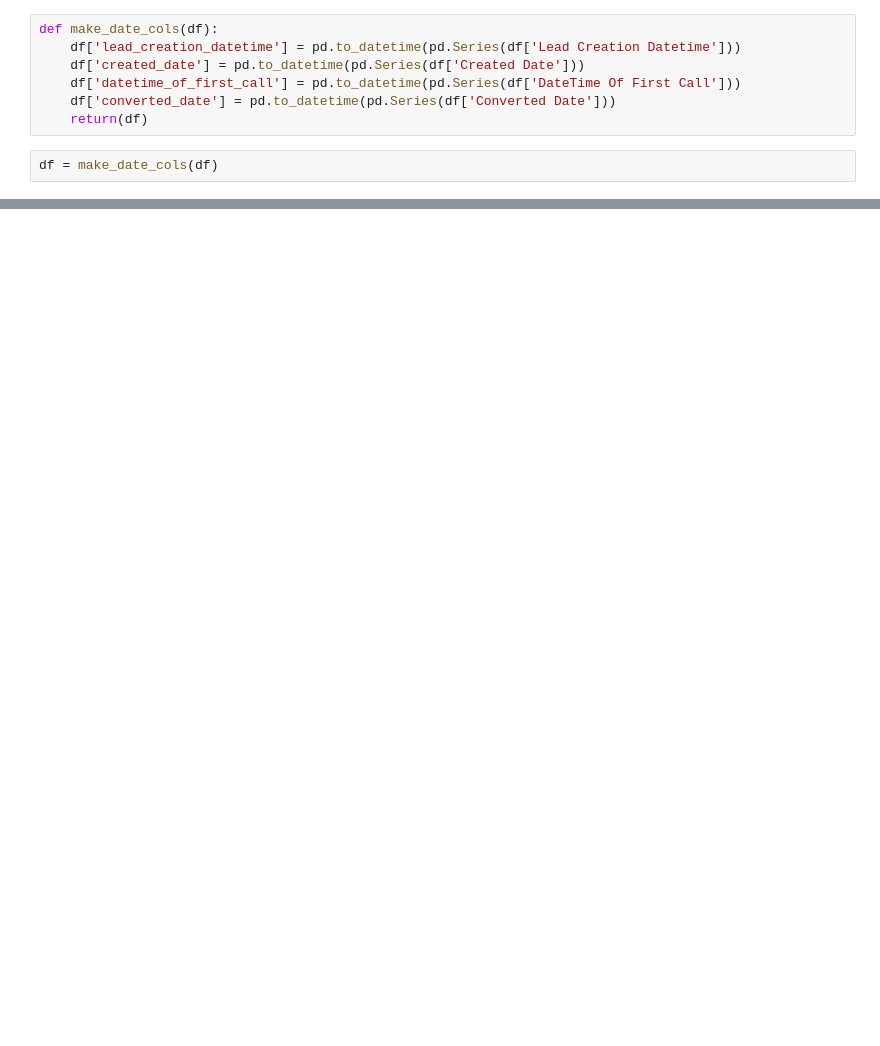
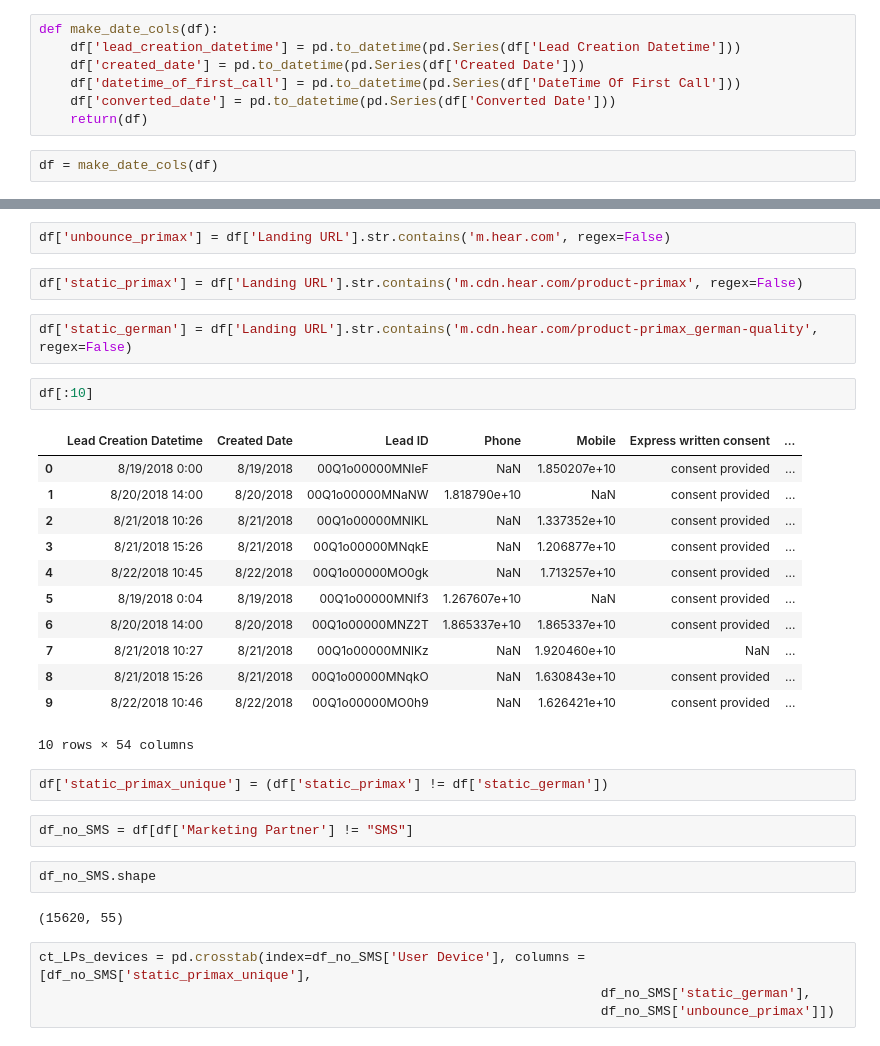
Before and after one commit to joehardy3030/ML, a Jupyter notebook: trafficAllocation.ipynb, the cells around one changed output, grey strips where cells are left out. Saved outputs shown, nothing was run; the diff lists cells and outputs as text; blank space fills up the shorter version.

```diff
--- a/trafficAllocation.ipynb
+++ b/trafficAllocation.ipynb
@@ -54,0 +94,33 @@ df[:10]
+# %%
+df['unbounce_primax'] = df['Landing URL'].str.contains('m.hear.com', regex=False)
+# %%
+df['static_primax'] = df['Landing URL'].str.contains('m.cdn.hear.com/product-primax', regex=False)
+# %%
+df['static_german'] = df['Landing URL'].str.contains('m.cdn.hear.com/product-primax_german-quality', regex=False)
+# %%
+df[:10]
+# %% [output]
+|  | Lead Creation Datetime | Created Date | Lead ID | Phone | Mobile | Express written consent | ... |
+| 0 | 8/19/2018 0:00 | 8/19/2018 | 00Q1o00000MNIeF | NaN | 1.850207e+10 | consent provided | ... |
+| 1 | 8/20/2018 14:00 | 8/20/2018 | 00Q1o00000MNaNW | 1.818790e+10 | NaN | consent provided | ... |
+| 2 | 8/21/2018 10:26 | 8/21/2018 | 00Q1o00000MNlKL | NaN | 1.337352e+10 | consent provided | ... |
+| 3 | 8/21/2018 15:26 | 8/21/2018 | 00Q1o00000MNqkE | NaN | 1.206877e+10 | consent provided | ... |
+| 4 | 8/22/2018 10:45 | 8/22/2018 | 00Q1o00000MO0gk | NaN | 1.713257e+10 | consent provided | ... |
+| 5 | 8/19/2018 0:04 | 8/19/2018 | 00Q1o00000MNIf3 | 1.267607e+10 | NaN | consent provided | ... |
+| 6 | 8/20/2018 14:00 | 8/20/2018 | 00Q1o00000MNZ2T | 1.865337e+10 | 1.865337e+10 | consent provided | ... |
+| 7 | 8/21/2018 10:27 | 8/21/2018 | 00Q1o00000MNlKz | NaN | 1.920460e+10 | NaN | ... |
+| 8 | 8/21/2018 15:26 | 8/21/2018 | 00Q1o00000MNqkO | NaN | 1.630843e+10 | consent provided | ... |
+| 9 | 8/22/2018 10:46 | 8/22/2018 | 00Q1o00000MO0h9 | NaN | 1.626421e+10 | consent provided | ... |
+10 rows × 54 columns
+# %%
+df['static_primax_unique'] = (df['static_primax'] != df['static_german'])
+# %%
+df_no_SMS = df[df['Marketing Partner'] != "SMS"]
+# %%
+df_no_SMS.shape
+# %% [output]
+(15620, 55)
+# %%
+ct_LPs_devices = pd.crosstab(index=df_no_SMS['User Device'], columns = [df_no_SMS['static_primax_unique'],
+                                                                        df_no_SMS['static_german'],
+                                                                        df_no_SMS['unbounce_primax']])
```
Also changed, not shown: parts of 7 cells of this notebook, 4 other files.
